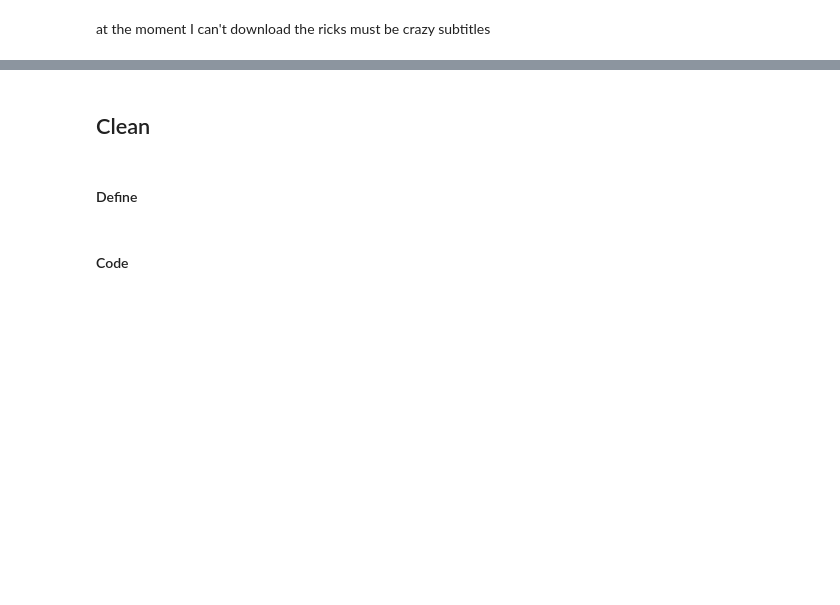
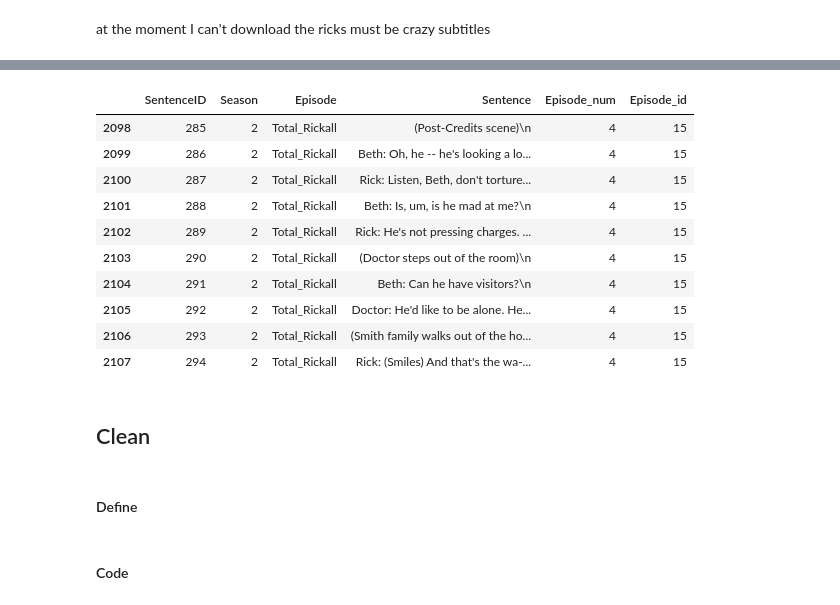
Before and after one commit to mccormd1/RandM_Transcript_Sentiment_Analysis, a Jupyter notebook: RandMWrangle.ipynb, the cells around one changed output, grey strips where cells are left out. Cells and saved outputs as stored; diff of their text form; code cells hidden in the pictures; blank space fills up the shorter version.

```diff
--- a/RandMWrangle.ipynb
+++ b/RandMWrangle.ipynb
@@ -838,3 +873,17 @@ df[df.Episode=='The_Wedding_Squanchers'].head()
+# %%
+df[df.Episode=='Total_Rickall'].tail(10)
+# %% [output]
+|  | SentenceID | Season | Episode | Sentence | Episode_num | Episode_id |
+| 2098 | 285 | 2 | Total_Rickall | (Post-Credits scene)\n | 4 | 15 |
+| 2099 | 286 | 2 | Total_Rickall | Beth: Oh, he -- he's looking a lo... | 4 | 15 |
+| 2100 | 287 | 2 | Total_Rickall | Rick: Listen, Beth, don't torture... | 4 | 15 |
+| 2101 | 288 | 2 | Total_Rickall | Beth: Is, um, is he mad at me?\n | 4 | 15 |
+| 2102 | 289 | 2 | Total_Rickall | Rick: He's not pressing charges. ... | 4 | 15 |
+| 2103 | 290 | 2 | Total_Rickall | (Doctor steps out of the room)\n | 4 | 15 |
+| 2104 | 291 | 2 | Total_Rickall | Beth: Can he have visitors?\n | 4 | 15 |
+| 2105 | 292 | 2 | Total_Rickall | Doctor: He'd like to be alone. He... | 4 | 15 |
+| 2106 | 293 | 2 | Total_Rickall | (Smith family walks out of the ho... | 4 | 15 |
+| 2107 | 294 | 2 | Total_Rickall | Rick: (Smiles) And that's the wa-... | 4 | 15 |
 # %%
 df.to_csv('concatRandMtranscript.csv',index_label=False)
 # %% [markdown]
```
Also changed, not shown: parts of 21 cells of this notebook.
